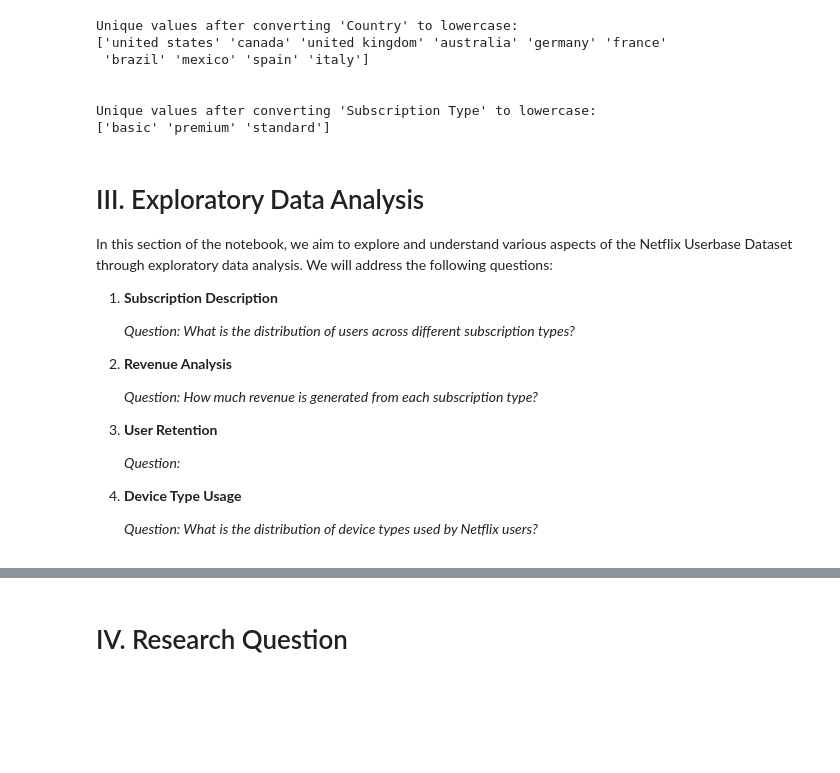
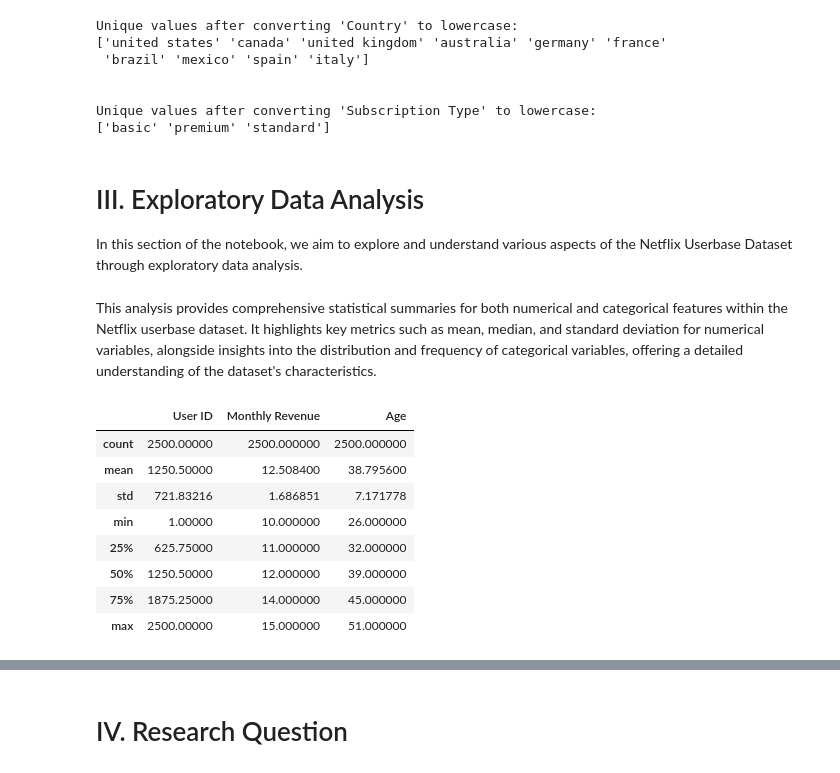
Before and after one commit to mcap114/CSMODEL-MCO, a Jupyter notebook: CSMODEL Group 8.ipynb, the cells around one changed output, grey strips where cells are left out. Saved outputs shown, nothing was run; the diff lists cells and outputs as text; code cells hidden in the pictures; blank space fills up the shorter version.

```diff
--- a/CSMODEL Group 8.ipynb
+++ b/CSMODEL Group 8.ipynb
@@ -185,28 +194,19 @@ Unique values after converting 'Subscription Type' to lowercase:
 # %% [markdown]
 # III. Exploratory Data Analysis
 
-In this section of the notebook, we aim to explore and understand various aspects of the Netflix Userbase Dataset through exploratory data analysis. We will address the following questions:
-
-1. **Subscription Description**
-
-
-   *Question: What is the distribution of users across different subscription types?*
-
-
-
-2. **Revenue Analysis**
-
-
-   *Question: How much revenue is generated from each subscription type?*
-
-
-3. **User Retention**
-
-
-   *Question:*
-
-
-4. **Device Type Usage**
-
-
-   *Question: What is the distribution of device types used by Netflix users?*
+In this section of the notebook, we aim to explore and understand various aspects of the Netflix Userbase Dataset through exploratory data analysis.
+# %% [markdown]
+This analysis provides comprehensive statistical summaries for both numerical and categorical features within the Netflix userbase dataset. It highlights key metrics such as mean, median, and standard deviation for numerical variables, alongside insights into the distribution and frequency of categorical variables, offering a detailed understanding of the dataset's characteristics.
+# %%
+# Describing all the Numerical Features
+userbase_df.describe()
+# %% [output]
+|  | User ID | Monthly Revenue | Age |
+| count | 2500.00000 | 2500.000000 | 2500.000000 |
+| mean | 1250.50000 | 12.508400 | 38.795600 |
+| std | 721.83216 | 1.686851 | 7.171778 |
+| min | 1.00000 | 10.000000 | 26.000000 |
+| 25% | 625.75000 | 11.000000 | 32.000000 |
+| 50% | 1250.50000 | 12.000000 | 39.000000 |
+| 75% | 1875.25000 | 14.000000 | 45.000000 |
+| max | 2500.00000 | 15.000000 | 51.000000 |
```
Also changed, not shown: parts of 26 cells of this notebook.
